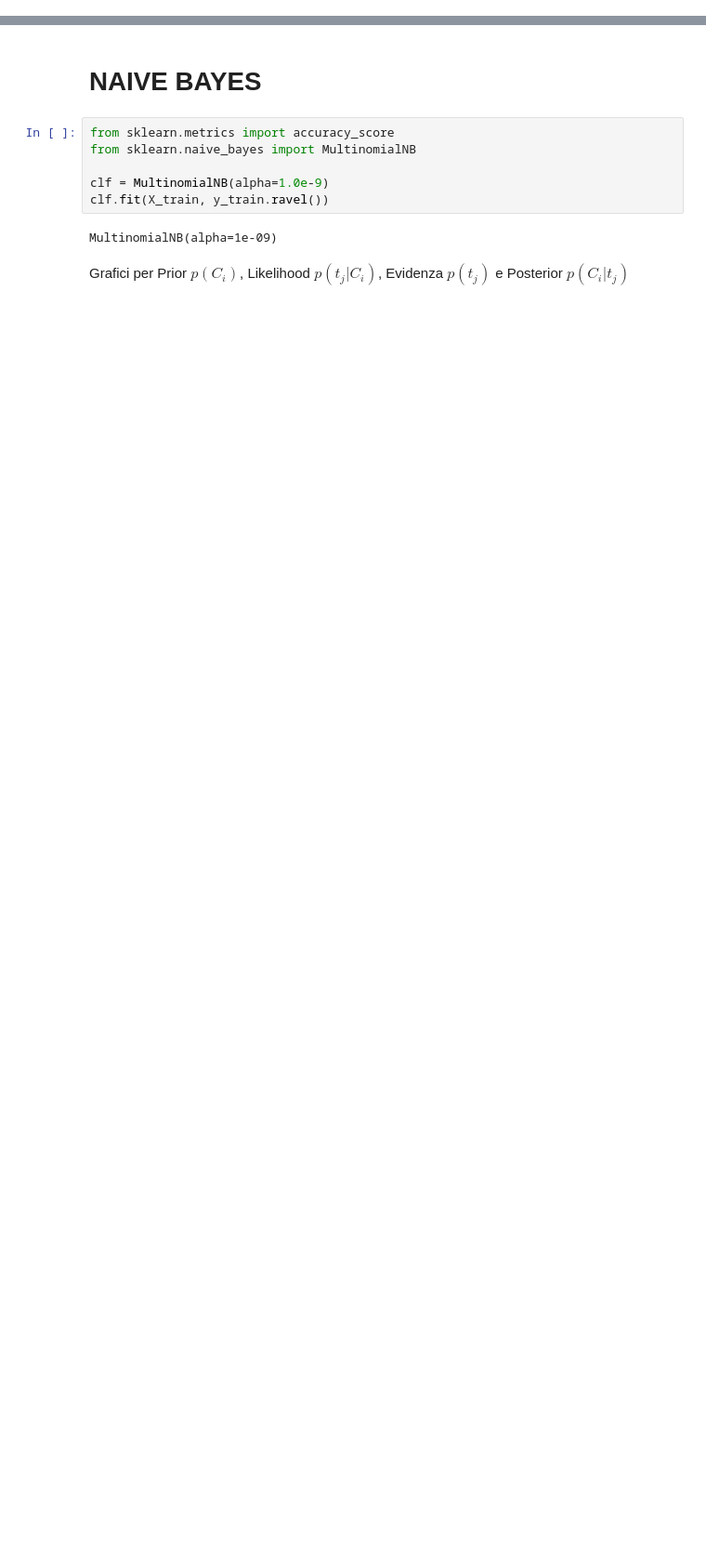
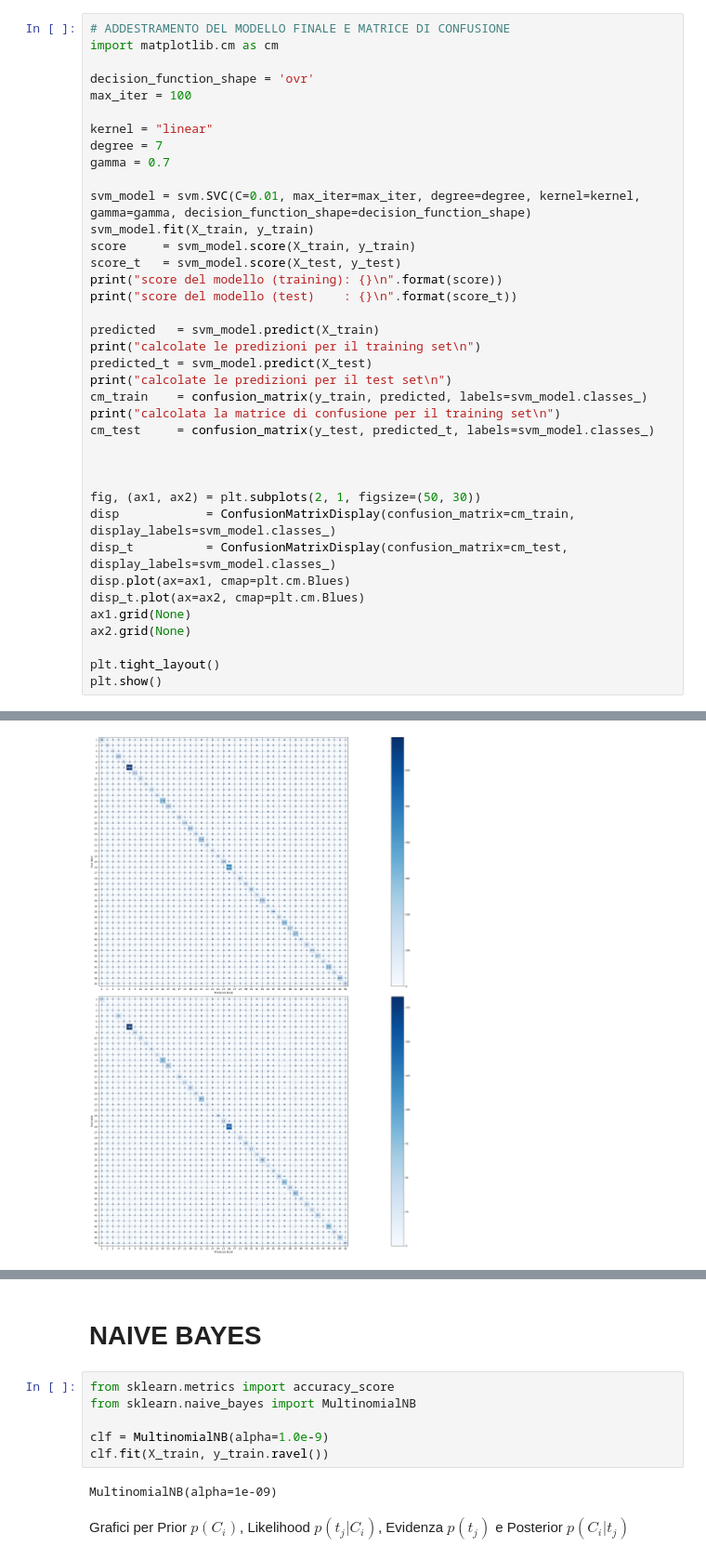
Before and after one commit to elisavenditti/autorship_attribution, a Jupyter notebook: autorship.ipynb, the cells around one changed output, grey strips where cells are left out. Shown: that part at 93% size. Cells and saved outputs as stored; diff of their text form; blank space fills up the shorter version.

```diff
--- a/autorship.ipynb
+++ b/autorship.ipynb
@@ -127,0 +251,39 @@ print(X_train.shape)
+# %%
+# ADDESTRAMENTO DEL MODELLO FINALE E MATRICE DI CONFUSIONE
+import matplotlib.cm as cm
+
+decision_function_shape = 'ovr'
+max_iter = 100
+
+kernel = "linear"
+degree = 7
+gamma = 0.7
+
+svm_model = svm.SVC(C=0.01, max_iter=max_iter, degree=degree, kernel=kernel, gamma=gamma, decision_function_shape=decision_function_shape)
+svm_model.fit(X_train, y_train)
+score     = svm_model.score(X_train, y_train)
+score_t   = svm_model.score(X_test, y_test)
+print("score del modello (training): {}\n".format(score))
+print("score del modello (test)    : {}\n".format(score_t))
+
+predicted   = svm_model.predict(X_train)
+print("calcolate le predizioni per il training set\n")
+predicted_t = svm_model.predict(X_test)
+print("calcolate le predizioni per il test set\n")
+cm_train    = confusion_matrix(y_train, predicted, labels=svm_model.classes_)
+print("calcolata la matrice di confusione per il training set\n")
+cm_test     = confusion_matrix(y_test, predicted_t, labels=svm_model.classes_)
+
+
+
+fig, (ax1, ax2) = plt.subplots(2, 1, figsize=(50, 30))
+disp            = ConfusionMatrixDisplay(confusion_matrix=cm_train, display_labels=svm_model.classes_)
+disp_t          = ConfusionMatrixDisplay(confusion_matrix=cm_test, display_labels=svm_model.classes_)
+disp.plot(ax=ax1, cmap=plt.cm.Blues)
+disp_t.plot(ax=ax2, cmap=plt.cm.Blues)
+ax1.grid(None)
+ax2.grid(None)
+
+plt.tight_layout()
+plt.show()
+# %% [output]
@@ -127,0 +299 @@ print(X_train.shape)
+[figure, added]
```
Also changed, not shown: parts of 23 cells of this notebook.
